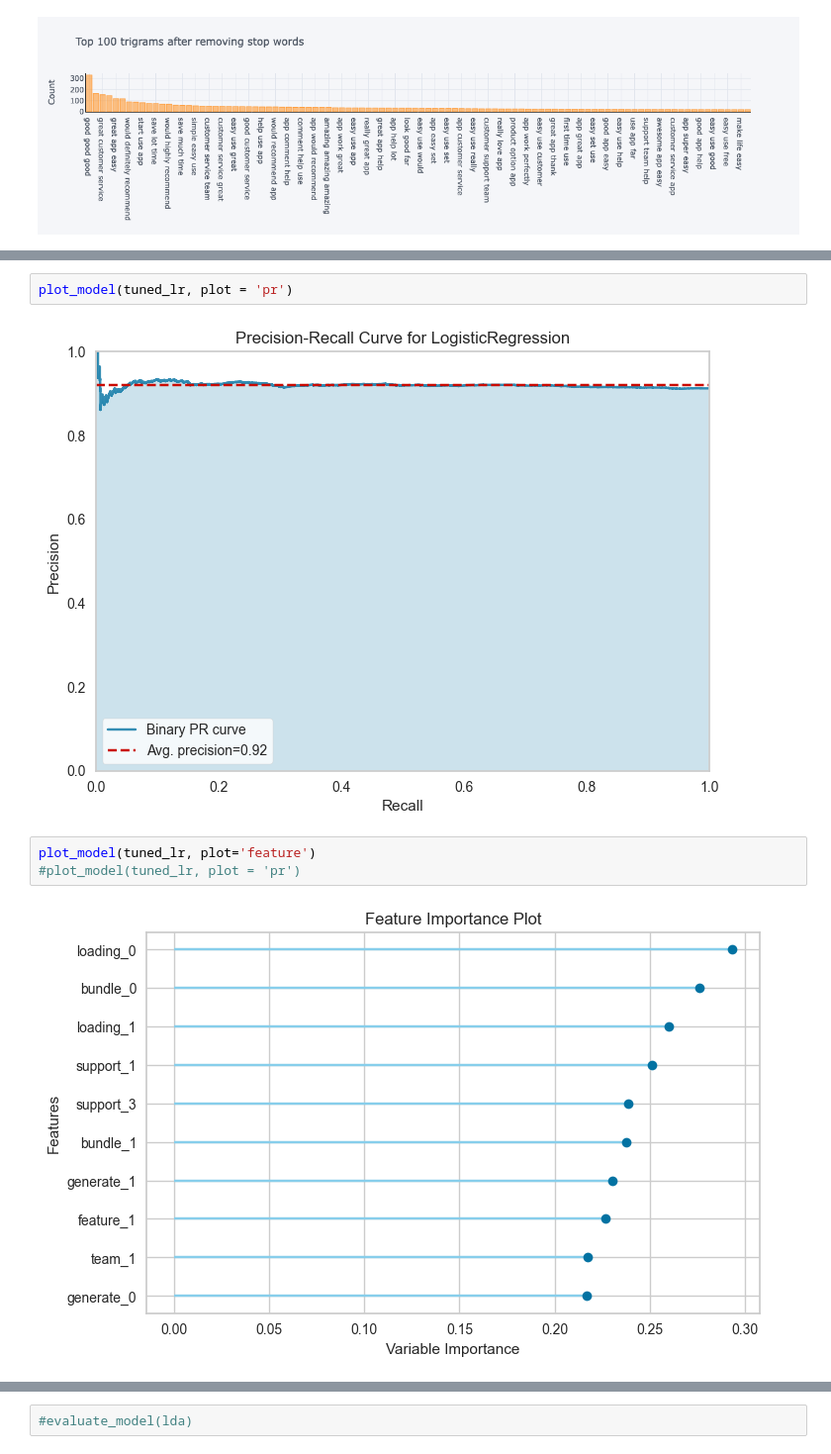
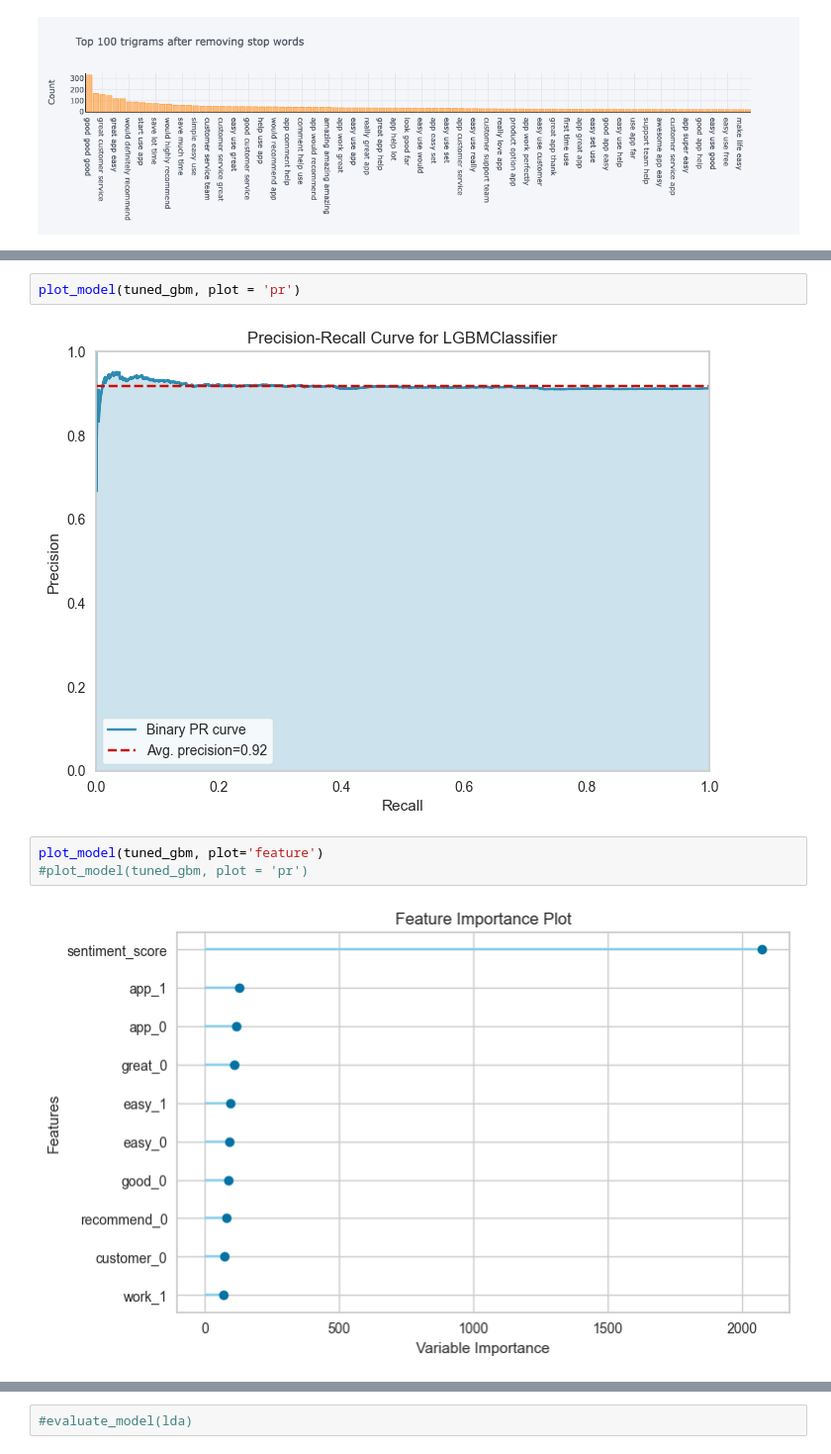
Before and after one commit to mt-smith/Springboard, a Jupyter notebook: Capstone_2/Shopify_Analysis_Capstone/notebooks/Project_Notebook.ipynb, the cells around one changed output, grey strips where cells are left out. Shown at 99% size. Cells and saved outputs as stored; diff of their text form.

```diff
--- a/Capstone_2/Shopify_Analysis_Capstone/notebooks/Project_Notebook.ipynb
+++ b/Capstone_2/Shopify_Analysis_Capstone/notebooks/Project_Notebook.ipynb
@@ -640,10 +761,10 @@ plot_model(tuned_lr, plot = 'auc')
 # %%
-plot_model(tuned_lr, plot = 'pr')
+plot_model(tuned_gbm, plot = 'pr')
 # %% [output]
-[figure, old version]
+[figure, new version]
 # %%
-plot_model(tuned_lr, plot='feature')
-#plot_model(tuned_lr, plot = 'pr')
+plot_model(tuned_gbm, plot='feature')
+#plot_model(tuned_gbm, plot = 'pr')
 # %% [output]
-[figure, old version]
+[figure, new version]
 # %%
```
Also changed, not shown: parts of 63 cells of this notebook.
